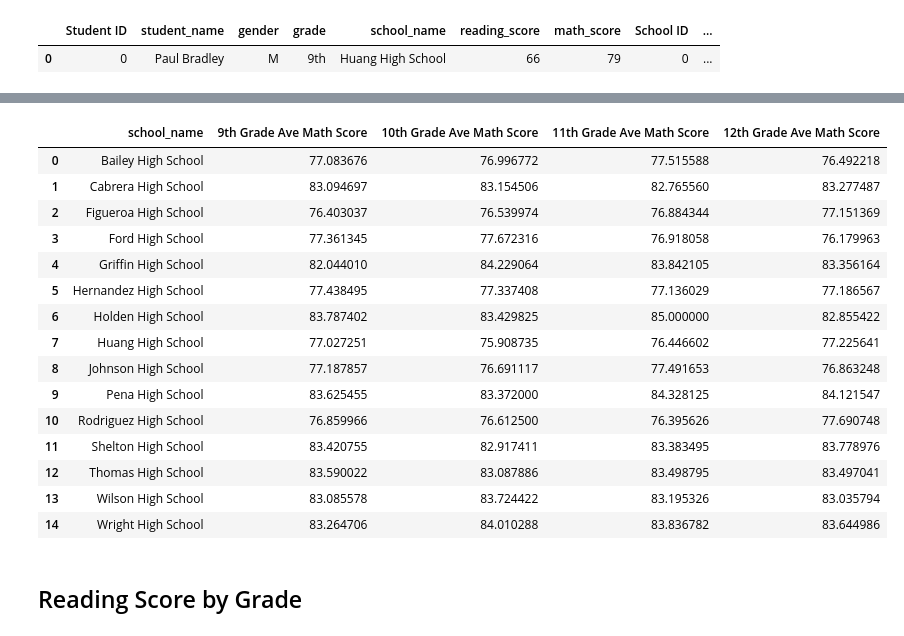
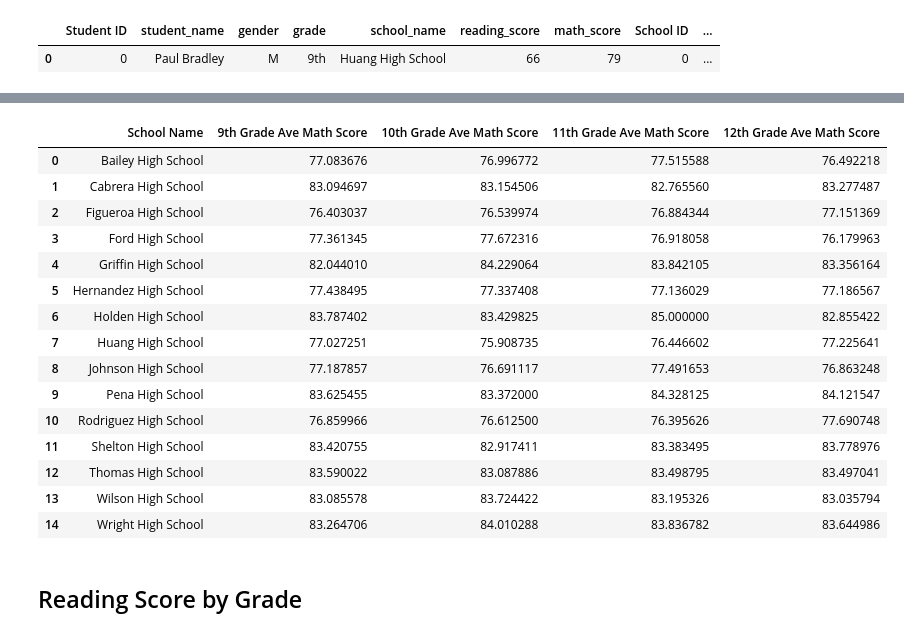
Before and after one commit to PeterGeorgeVlahos/pandas-challenge, a Jupyter notebook: PyCitySchools_starter.ipynb, the cells around one changed output, grey strips where cells are left out. Cells and saved outputs as stored; diff of their text form; code cells hidden in the pictures.

```diff
--- a/PyCitySchools_starter.ipynb
+++ b/PyCitySchools_starter.ipynb
@@ -502,12 +562,13 @@ Name: math_score, dtype: float64
 # %%
 math_score_per_grade_df = pd.DataFrame({'9th Grade Ave Math Score':nineth_grade_math_grouped['math_score'].mean(),
                            '10th Grade Ave Math Score':tenth_grade_math_grouped['math_score'].mean(),
                            '11th Grade Ave Math Score':elve_grade_math_grouped['math_score'].mean(),
                            '12th Grade Ave Math Score':twelv_grade_math_grouped['math_score'].mean()})
 math_score_per_grade_df.reset_index(inplace=True)
+math_score_per_grade_df.rename(columns ={'school_name': "School Name"}, inplace=True)
 math_score_per_grade_df
 # %% [output]
-|  | school_name | 9th Grade Ave Math Score | 10th Grade Ave Math Score | 11th Grade Ave Math Score | 12th Grade Ave Math Score |
+|  | School Name | 9th Grade Ave Math Score | 10th Grade Ave Math Score | 11th Grade Ave Math Score | 12th Grade Ave Math Score |
 | 0 | Bailey High School | 77.083676 | 76.996772 | 77.515588 | 76.492218 |
 | 1 | Cabrera High School | 83.094697 | 83.154506 | 82.765560 | 83.277487 |
 | 2 | Figueroa High School | 76.403037 | 76.539974 | 76.884344 | 77.151369 |
```
Also changed, not shown: parts of 10 cells of this notebook.
